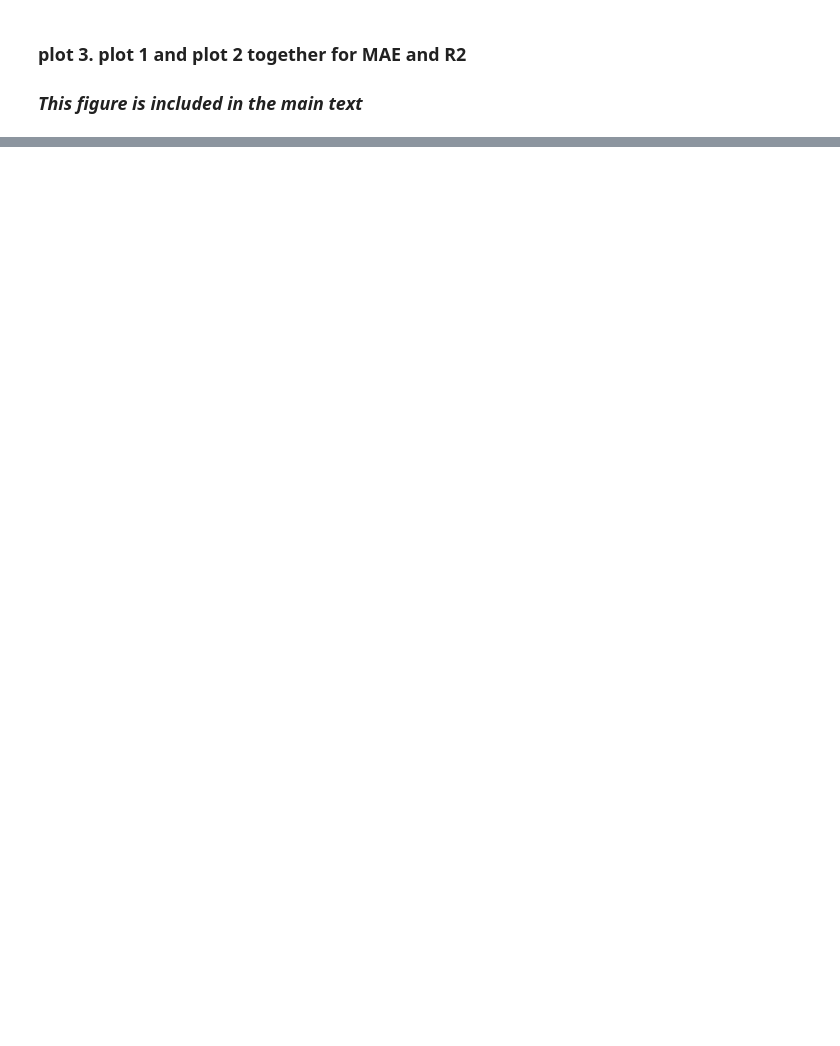
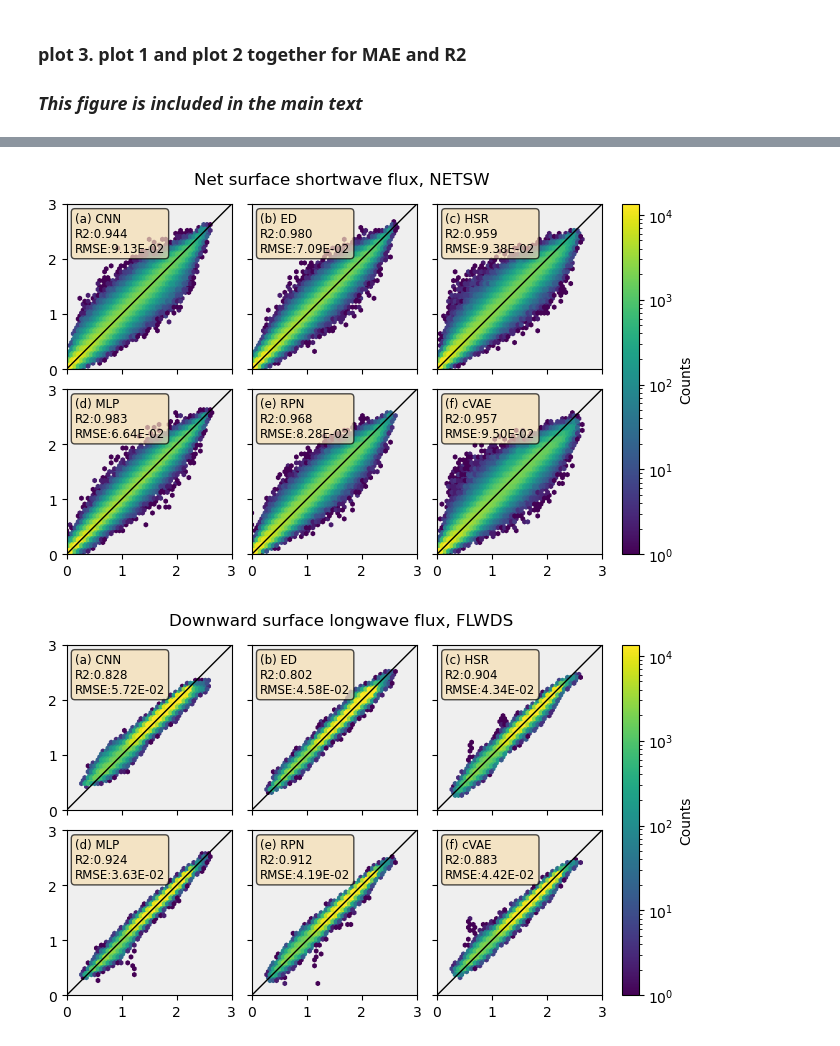
Before and after one commit to leap-stc/ClimSim, a Jupyter notebook: metrics_and_figures/ClimSim_metrics.ipynb, the cells around one changed output, grey strips where cells are left out. Cells and saved outputs as stored; diff of their text form; code cells hidden in the pictures; blank space fills up the shorter version.

```diff
--- a/metrics_and_figures/ClimSim_metrics.ipynb
+++ b/metrics_and_figures/ClimSim_metrics.ipynb
@@ -703,0 +882,7 @@ fig.set_size_inches(9,5.25)
+# %%
+# plot 2d variables
+for kvar in ['cam_out_NETSW', 'cam_out_FLWDS', 'cam_out_PRECSC', 'cam_out_PRECC', 'cam_out_SOLS', 'cam_out_SOLL', 'cam_out_SOLSD', 'cam_out_SOLLD']:
+    plot_hexbin(kvar)
+# %% [output]
+[figure, added]
+[figure, added]
```
Also changed, not shown: parts of 20 cells of this notebook.
